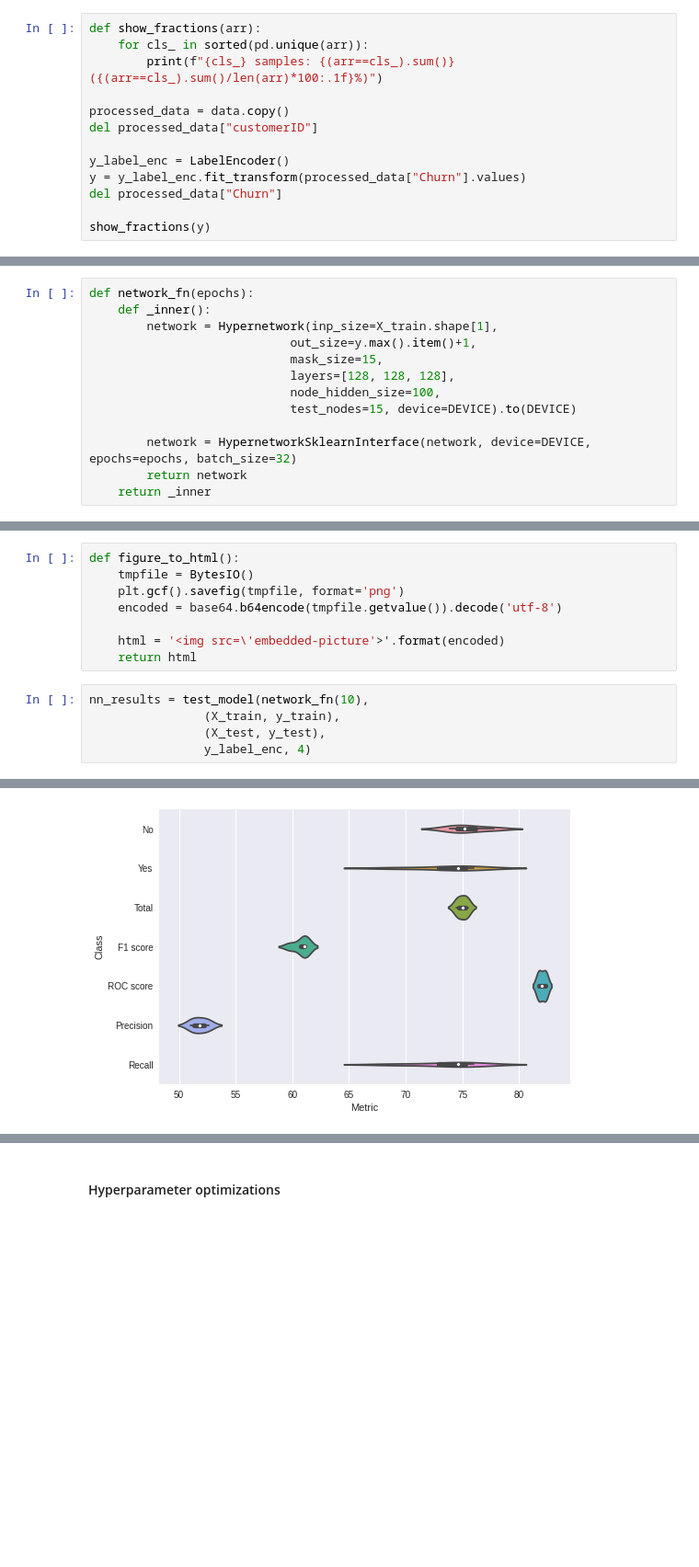
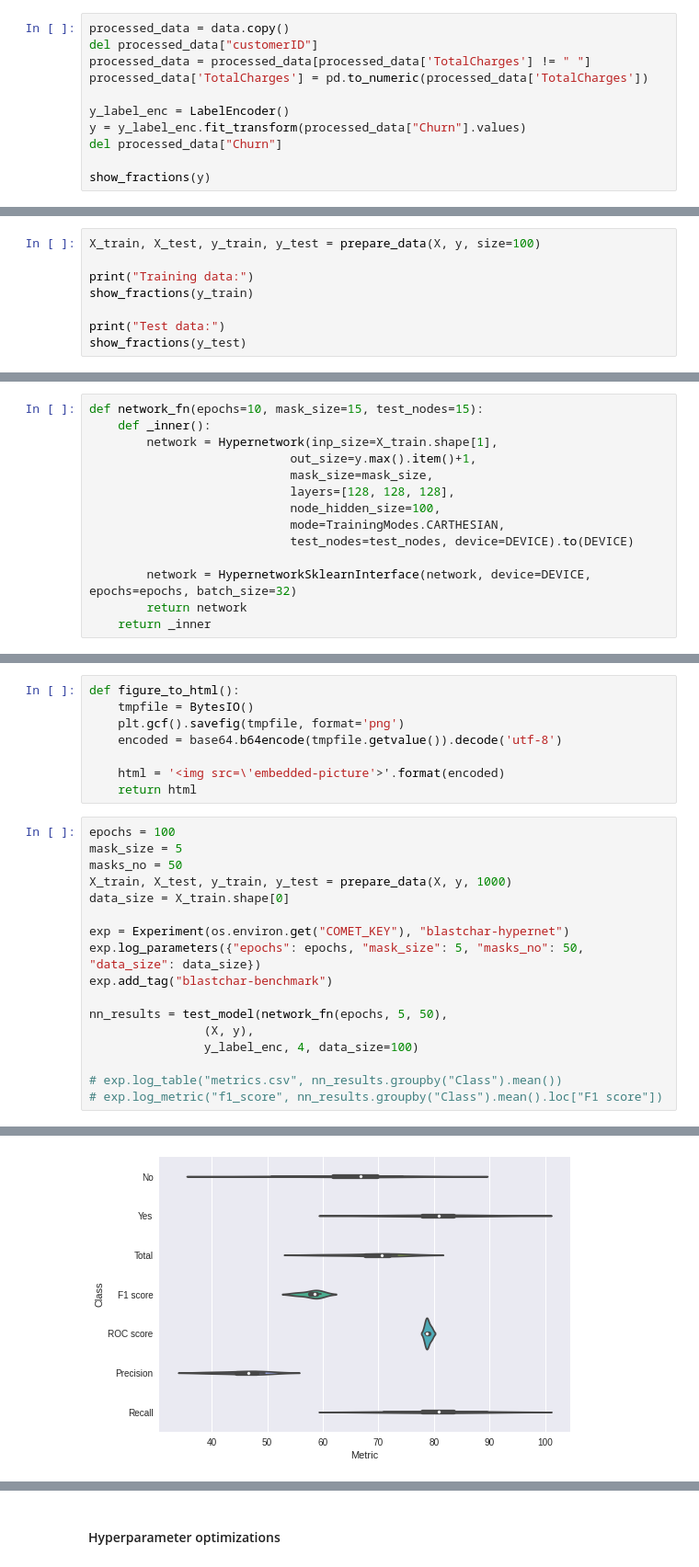
Before and after one commit to wwydmanski/hypernet-cnn, a Jupyter notebook: Benchmarks/Blastchar benchmark.ipynb, the cells around one changed output, grey strips where cells are left out. Shown at 92% size. Saved outputs shown, nothing was run; the diff lists cells and outputs as text; blank space fills up the shorter version.

Commit message:
feat: update `hypernet_classes` with new hypernet

```diff
--- a/Benchmarks/Blastchar benchmark.ipynb
+++ b/Benchmarks/Blastchar benchmark.ipynb
@@ -40,12 +60,10 @@ DEVICE = 'cuda:1'
 # %%
 data = pd.read_csv("../data/Blastchar/churn.csv")
 # %%
-def show_fractions(arr):
-    for cls_ in sorted(pd.unique(arr)):
-        print(f"{cls_} samples: {(arr==cls_).sum()} ({(arr==cls_).sum()/len(arr)*100:.1f}%)")
-
 processed_data = data.copy()
 del processed_data["customerID"]
+processed_data = processed_data[processed_data['TotalCharges'] != " "]
+processed_data['TotalCharges'] = pd.to_numeric(processed_data['TotalCharges'])
 
 y_label_enc = LabelEncoder()
 y = y_label_enc.fit_transform(processed_data["Churn"].values)
@@ -137,0 +110,8 @@ X_train, X_test, y_train, y_test = [torch.from_numpy(x) for x in [X_train, X_tes
+# %%
+X_train, X_test, y_train, y_test = prepare_data(X, y, size=100)
+
+print("Training data:")
+show_fractions(y_train)
+
+print("Test data:")
+show_fractions(y_test)
@@ -332,14 +237,15 @@ torch.Size([152, 19])
 # %% [markdown]
 ### Hypernetwork
 # %%
-def network_fn(epochs):
+def network_fn(epochs=10, mask_size=15, test_nodes=15):
     def _inner():
         network = Hypernetwork(inp_size=X_train.shape[1],
                             out_size=y.max().item()+1,
-                            mask_size=15,
+                            mask_size=mask_size,
                             layers=[128, 128, 128],
                             node_hidden_size=100,
-                            test_nodes=15, device=DEVICE).to(DEVICE)
+                            mode=TrainingModes.CARTHESIAN,
+                            test_nodes=test_nodes, device=DEVICE).to(DEVICE)
 
         network = HypernetworkSklearnInterface(network, device=DEVICE, epochs=epochs, batch_size=32)
         return network
@@ -363,8 +259,20 @@ def figure_to_html():
     html = '<img src=\'embedded-picture'>'.format(encoded)
     return html
 # %%
-nn_results = test_model(network_fn(10),
-                (X_train, y_train),
-                (X_test, y_test),
-                y_label_enc, 4)
+epochs = 100
+mask_size = 5
+masks_no = 50
+X_train, X_test, y_train, y_test = prepare_data(X, y, 1000)
+data_size = X_train.shape[0]
+
+exp = Experiment(os.environ.get("COMET_KEY"), "blastchar-hypernet")
+exp.log_parameters({"epochs": epochs, "mask_size": 5, "masks_no": 50, "data_size": data_size})
+exp.add_tag("blastchar-benchmark")
+
+nn_results = test_model(network_fn(epochs, 5, 50),
+                (X, y),
+                y_label_enc, 4, data_size=100)
+
+# exp.log_table("metrics.csv", nn_results.groupby("Class").mean())
+# exp.log_metric("f1_score", nn_results.groupby("Class").mean().loc["F1 score"])
 # %% [output]
@@ -371,4 +305,4 @@ nn_results = test_model(network_fn(10),
-[figure, old version]
+[figure, new version]
 # %%
 print_statistics(nn_results)
 # %% [output]
```
Also changed, not shown: parts of 31 cells of this notebook, 9 other files.
